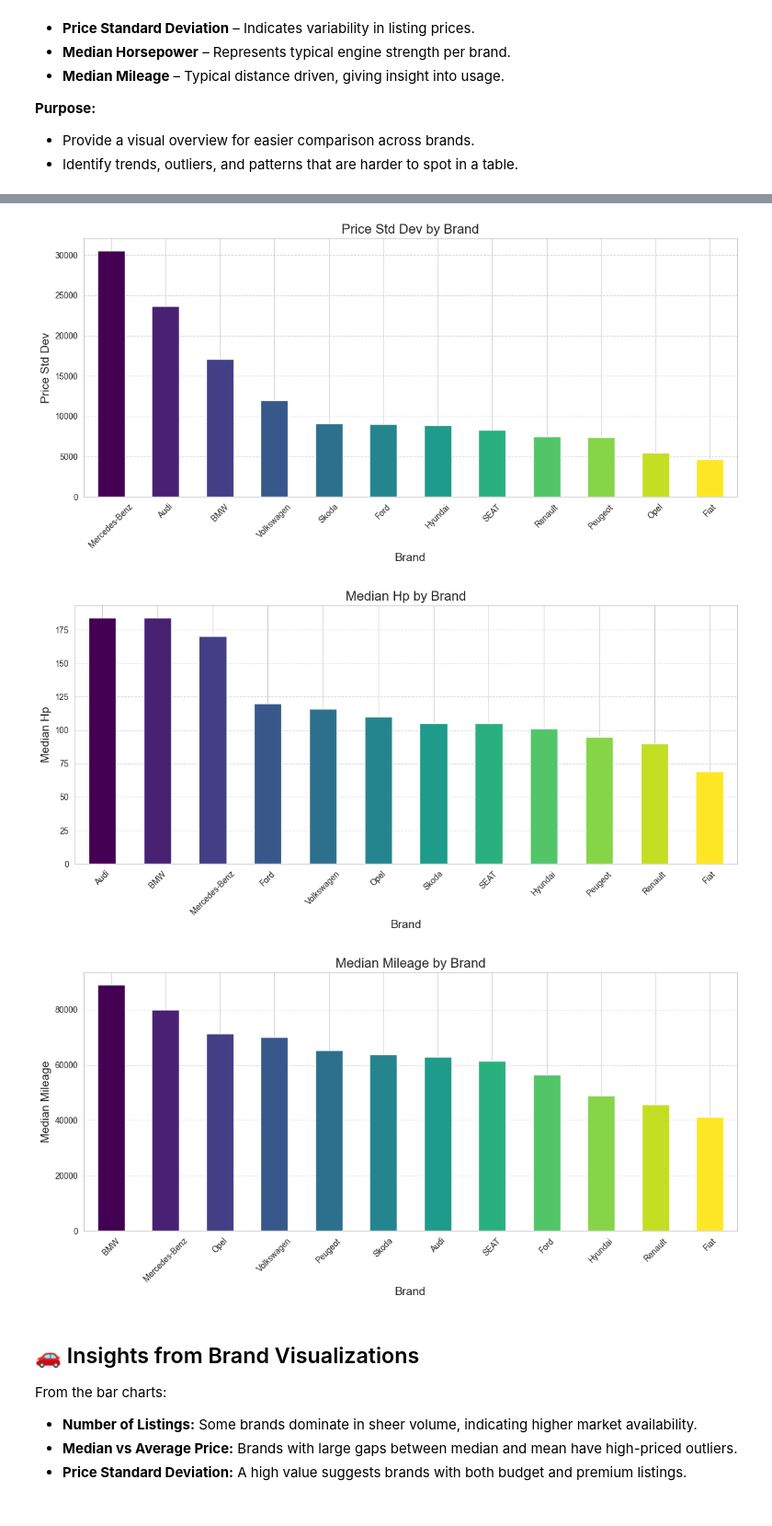
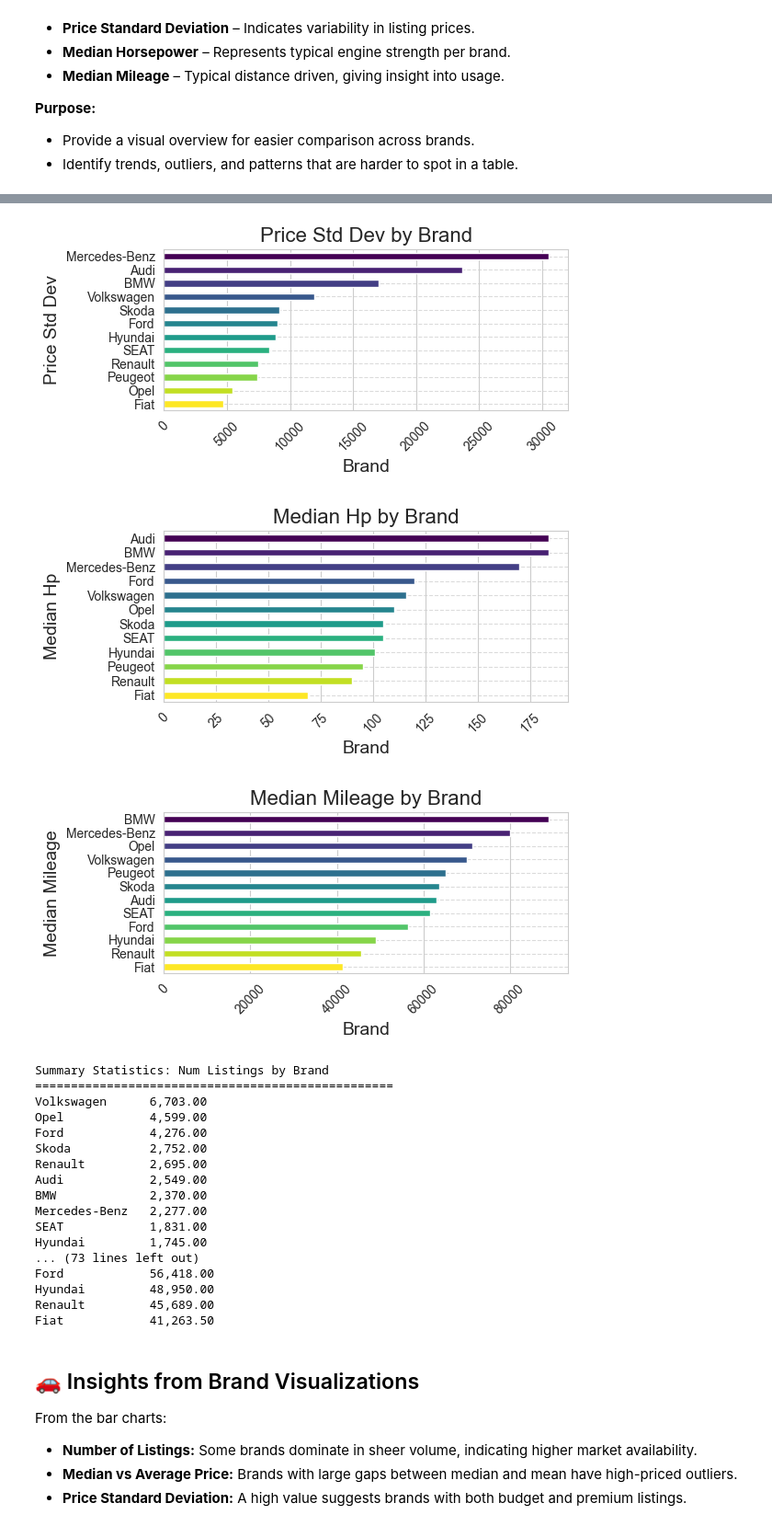
Before and after one commit to AdjinaMohamed/Used_Cars_Analysis, a Jupyter notebook: notebooks/Used_Cars_Analysis.ipynb, the cells around one changed output, grey strips where cells are left out. Shown at 92% size. Drawn from its saved outputs; the diff is of its cells as text; code cells hidden in the pictures.

Commit message:
Finalize data analysis study with markdown insights and charts

```diff
--- a/notebooks/Used_Cars_Analysis.ipynb
+++ b/notebooks/Used_Cars_Analysis.ipynb
@@ -495,7 +683,7 @@ numeric_cols = ['mileage','hp','car_age','price_per_km','price_per_hp']
 # %%
 
 for col in numeric_cols:
-    plt.figure(figsize=(12,6))
+    plt.figure(figsize=(8,4))
     ax = sns.barplot(
         data=cars_top,
         x='brand',
@@ -615,14 +803,14 @@ To complement the summary table, we visualize key metrics for the top brands:
 # %%
 
 for col in summary_top_brands.columns:
-    plt.figure(figsize=(12,6))
+    plt.figure(figsize=(6,3))
 
     # Sort values for clarity
     sorted_values = summary_top_brands[col].sort_values(ascending=False)
 
     # Plot bar chart with a consistent color gradient
     ax = sorted_values.plot(
-        kind='bar',
+        kind='barh',
         color=plt.cm.viridis(np.linspace(0,1,len(sorted_values))),
     )
 
@@ -633,5 +821,16 @@ for col in summary_top_brands.columns:
     plt.xticks(rotation=45)
     plt.grid(axis='y', linestyle='--', alpha=0.7)
     plt.tight_layout()
+    plt.gca().invert_yaxis()
     plt.show()
+
+for col in summary_top_brands.columns:
+    # Sort values for plotting
+    sorted_values = summary_top_brands[col].sort_values(ascending=False)
+
+    # Print statistics
+    print(f"\nSummary Statistics: {col.replace('_',' ').title()} by Brand")
+    print("="*50)
+    for brand, value in sorted_values.items():
+        print(f"{brand:<15} {value:,.2f}")
 # %% [output]
@@ -641,6 +840,23 @@ for col in summary_top_brands.columns:
-[figure, old version]
+[figure, new version]
-[figure, old version]
+[figure, new version]
-[figure, old version]
+[figure, new version]
+Summary Statistics: Num Listings by Brand
+==================================================
+Volkswagen      6,703.00
+Opel            4,599.00
+Ford            4,276.00
+Skoda           2,752.00
+Renault         2,695.00
+Audi            2,549.00
+BMW             2,370.00
+Mercedes-Benz   2,277.00
+SEAT            1,831.00
+Hyundai         1,745.00
+... (73 lines left out)
+Ford            56,418.00
+Hyundai         48,950.00
+Renault         45,689.00
+Fiat            41,263.50
 # %% [markdown]
 ## 🚗 Insights from Brand Visualizations
 
```
Also changed, not shown: parts of 12 cells of this notebook.
